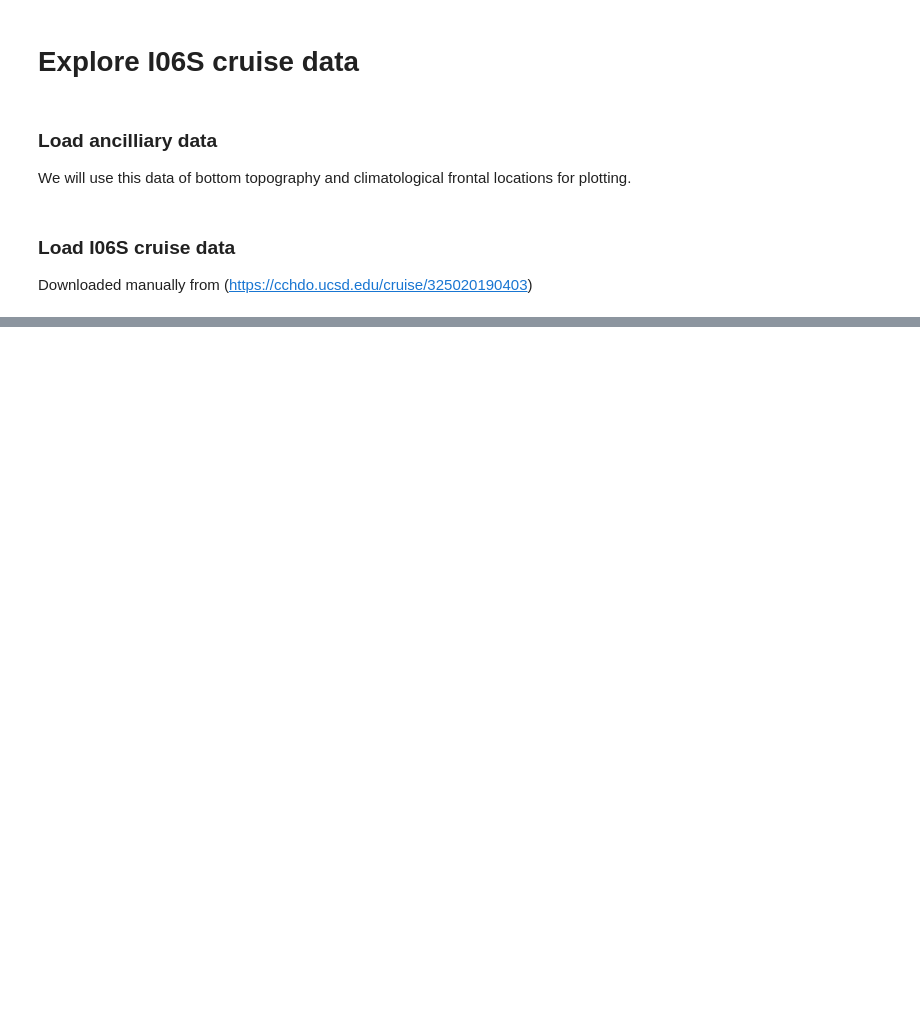
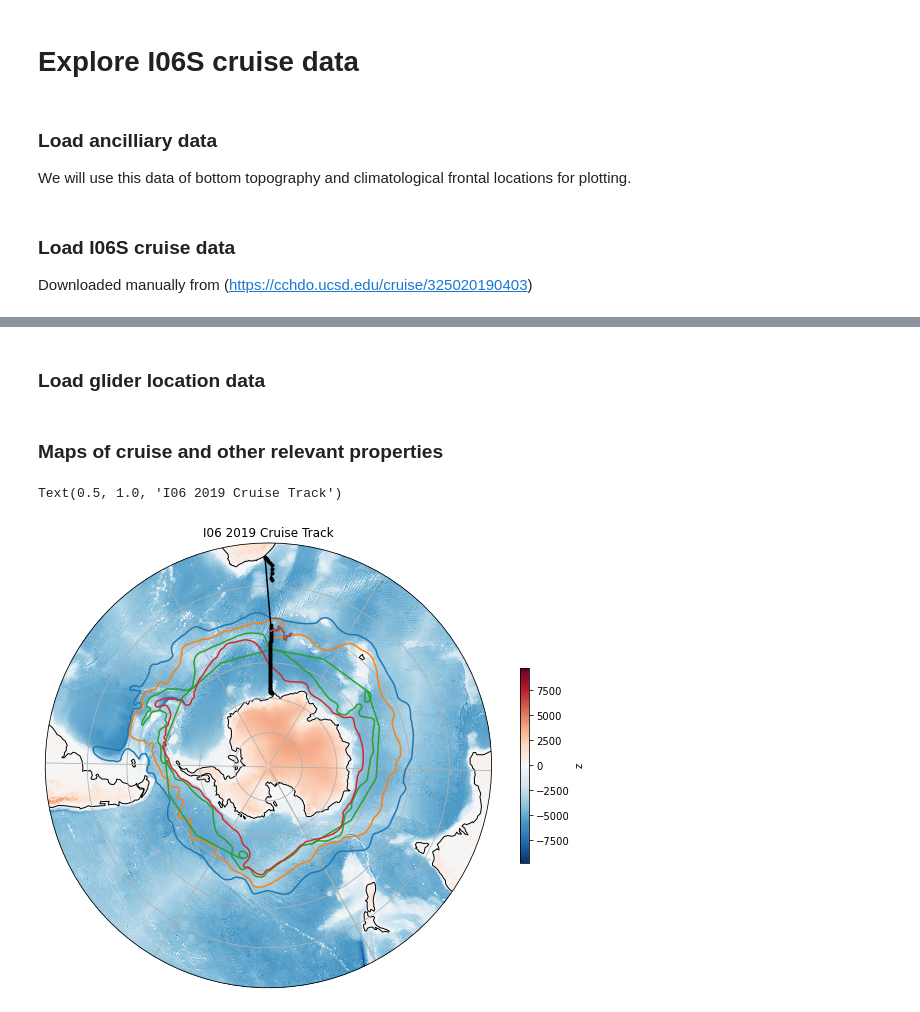
Before and after one commit to dhruvbalwada/sogos, a Jupyter notebook: notebooks/0.0_db_I06S_cruise_data.ipynb, the cells around one changed output, grey strips where cells are left out. Cells and saved outputs as stored; diff of their text form; code cells hidden in the pictures; blank space fills up the shorter version.

```diff
--- a/notebooks/0.0_db_I06S_cruise_data.ipynb
+++ b/notebooks/0.0_db_I06S_cruise_data.ipynb
@@ -626,0 +70,9 @@ plt.savefig('despiked_backscatter.pdf')
+# %%
+cruise_ctd = {}
+for count, fil in enumerate(ctd_file_names):
+    cruise_ctd[count] = xr.open_dataset(ctd_data_folder + fil)
+
+# each cast from the ship is saved in a different file.
+# A cast is a set of measurements made by the ship when it stops one location,
+# lowers instruments off the side, and measure variables. Often these casts are done from
+# the surface of the ocean to the bottom.
@@ -626,0 +86,53 @@ plt.savefig('despiked_backscatter.pdf')
+# %% [markdown]
+### Load glider location data
+# %%
+glid_data_dir = '/Users/dhruvbalwada/work_root/glider-panel-demo/data/'
+
+glid659_locs = xr.open_mfdataset(glid_data_dir+'659_locs.nc')
+glid660_locs = xr.open_mfdataset(glid_data_dir+'660_locs.nc')
+# %% [markdown]
+### Maps of cruise and other relevant properties
+# %%
+lat = [cruise_ctd[key].latitude.values[0] for key in cruise_ctd.keys()]
+lon = [cruise_ctd[key].longitude.values[0] for key in cruise_ctd.keys()]
+time = [cruise_ctd[key].time.values[0] for key in cruise_ctd.keys()]
+
+len_pres = [len(cruise_ctd[key].pressure) for key in cruise_ctd.keys()]
+# %%
+# Where was the cruise?
+fig = plt.figure(figsize=(10, 9))
+fig.set_tight_layout(True)
+ax = fig.add_subplot(1, 1, 1, projection=ccrs.SouthPolarStereo(central_longitude=29))
+ax.set_extent([-180, 180, -90, -30], ccrs.PlateCarree())
+
+# make a circular boundary
+theta = np.linspace(0, 2 * np.pi, 100)
+center, radius = [0.5, 0.5], 0.5
+verts = np.vstack([np.sin(theta), np.cos(theta)]).T
+circle = mpath.Path(verts * radius + center)
+ax.set_boundary(circle, transform=ax.transAxes)
+
+# Some decoration
+ax.add_feature(cfeature.LAND)
+ax.coastlines()
+# ax.add_feature(cfeature.OCEAN)
+ax.gridlines()
+
+topo.sel(y=slice(-90, -30)).plot(
+    ax=ax, transform=ccrs.PlateCarree(), cbar_kwargs={"shrink": 0.4}
+        )
+
+plt.plot(saf.lon, saf.lat, transform=ccrs.PlateCarree())
+plt.plot(pf.lon, pf.lat, transform=ccrs.PlateCarree())
+plt.plot(saccf.lon, saccf.lat, transform=ccrs.PlateCarree())
+plt.plot(sbdy.lon, sbdy.lat, transform=ccrs.PlateCarree())
+
+ax.plot(lon, lat, transform=ccrs.PlateCarree(), Marker=".", color="k")
+
+plt.plot(glid659_locs.longitude , glid659_locs.latitude, transform=ccrs.PlateCarree())
+plt.plot(glid660_locs.longitude , glid660_locs.latitude, transform=ccrs.PlateCarree())
+
+plt.title("I06 2019 Cruise Track")
+# %% [output]
+Text(0.5, 1.0, 'I06 2019 Cruise Track')
+[figure, added]
```
Also changed, not shown: parts of 57 cells of this notebook, 29 other files.
